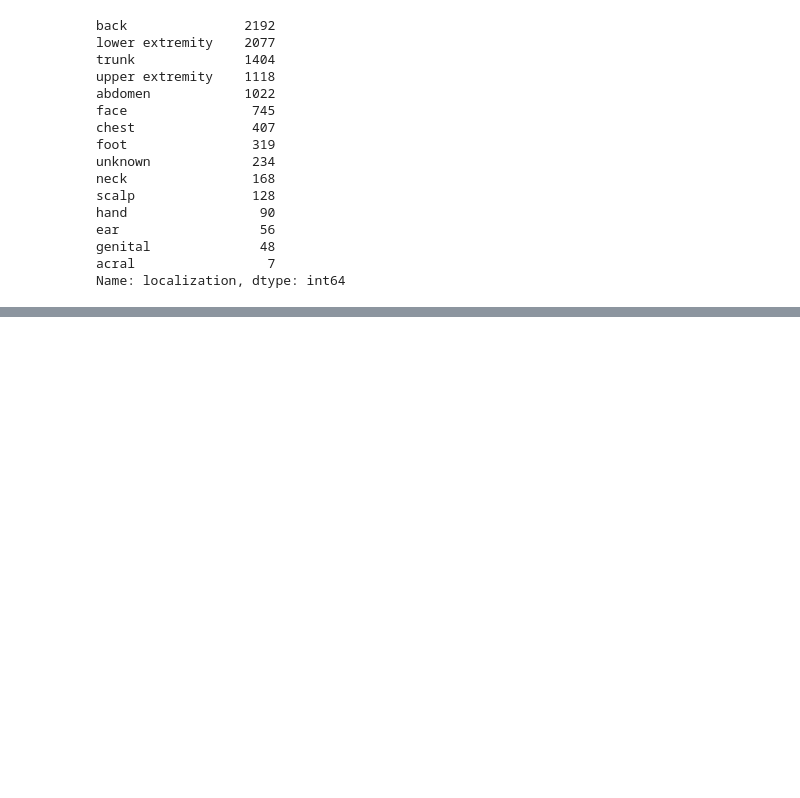
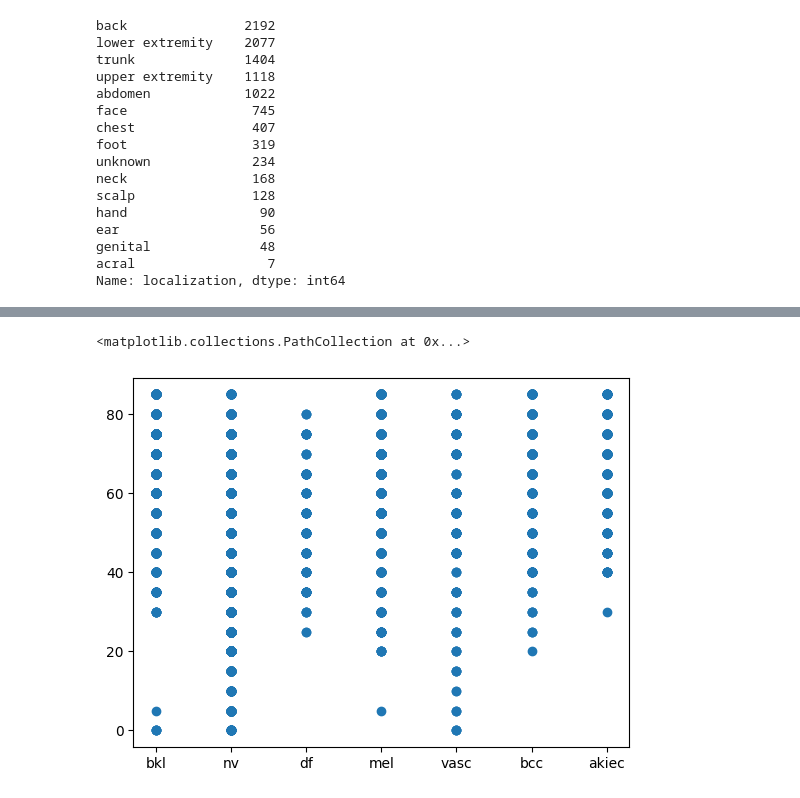
Before and after one commit to Check-Your-Skin/checkyourskin-ml_model, a Jupyter notebook: Colab_Test.ipynb, the cells around one changed output, grey strips where cells are left out. Saved outputs shown, nothing was run; the diff lists cells and outputs as text; code cells hidden in the pictures; blank space fills up the shorter version.

```diff
--- a/Colab_Test.ipynb
+++ b/Colab_Test.ipynb
@@ -66,0 +158,5 @@ Name: localization, dtype: int64
+# %%
+plt.scatter(df['dx'], df['age'])
+# %% [output]
+<matplotlib.collections.PathCollection at 0x...>
+[figure, added]
```
Also changed, not shown: parts of 13 cells of this notebook.
